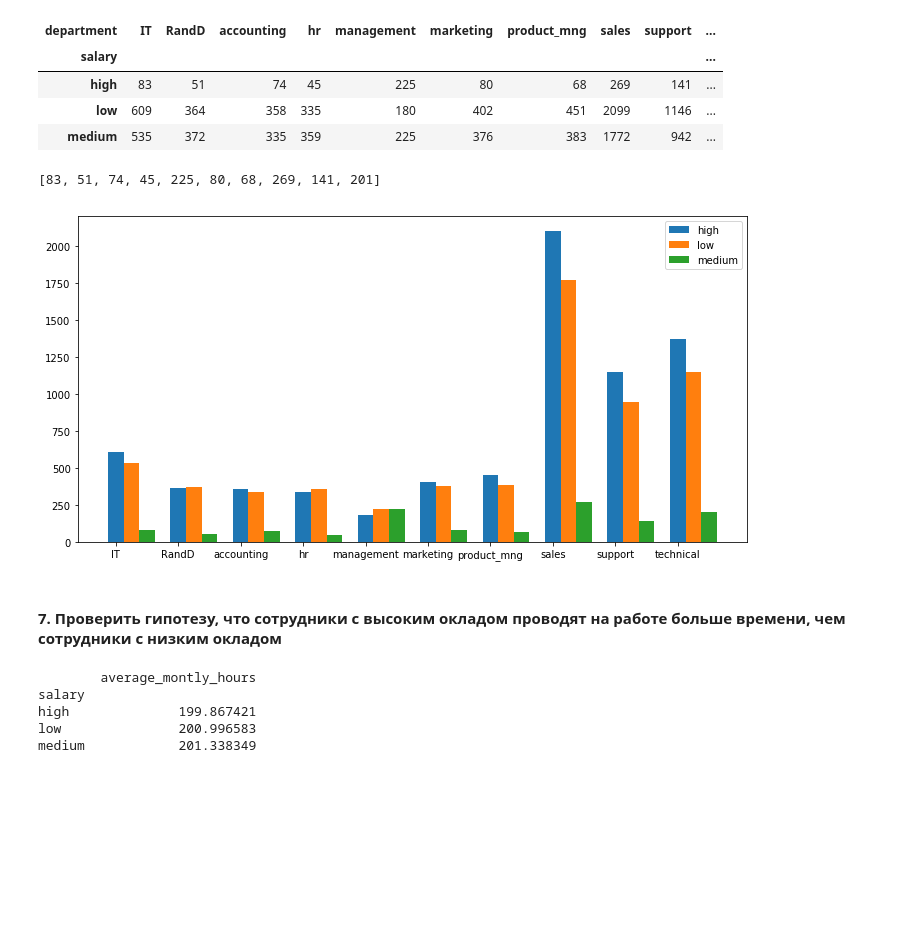
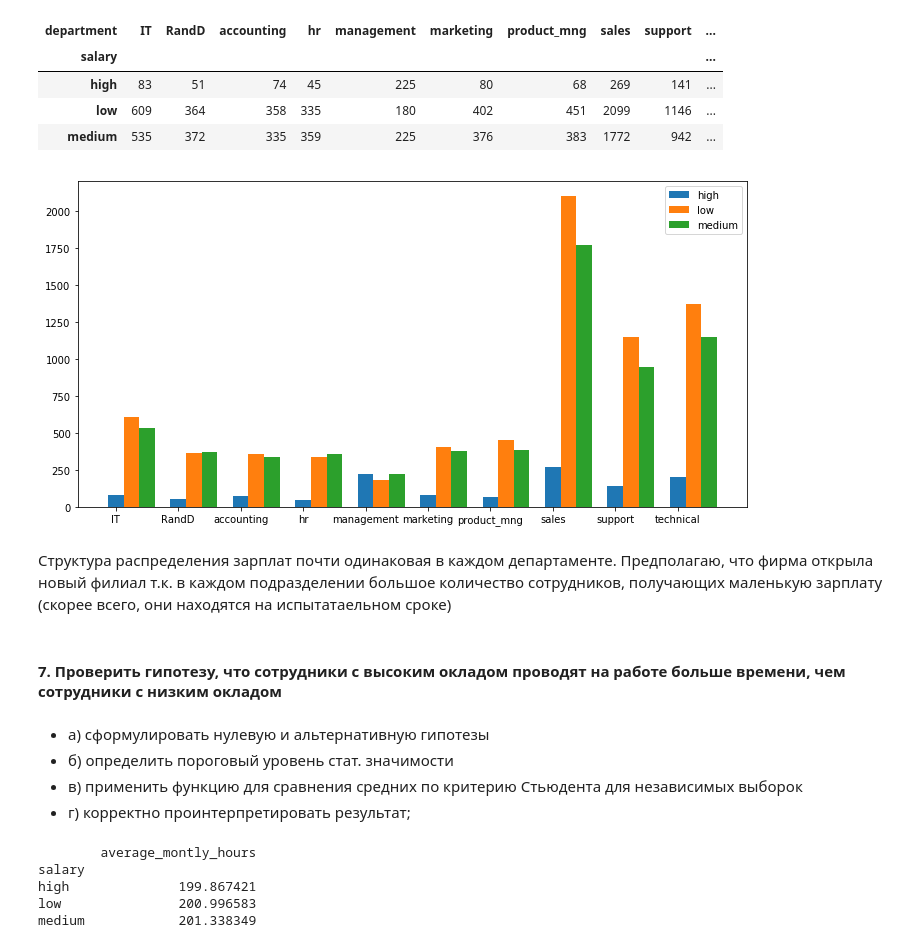
Before and after one commit to KseniyaBoeva/lessons, a Jupyter notebook: Диплом/Итоговая_работа.ipynb, the cells around one changed output. Cells and saved outputs as stored; diff of their text form; code cells hidden in the pictures; blank space fills up the shorter version.

```diff
--- a/Диплом/Итоговая_работа.ipynb
+++ b/Диплом/Итоговая_работа.ipynb
@@ -163,40 +170,43 @@ df_hr_sal_dep
 | high | 83 | 51 | 74 | 45 | 225 | 80 | 68 | 269 | 141 | ... |
 | low | 609 | 364 | 358 | 335 | 180 | 402 | 451 | 2099 | 1146 | ... |
 | medium | 535 | 372 | 335 | 359 | 225 | 376 | 383 | 1772 | 942 | ... |
-# %%
-df_hr_sal_dep.loc["high"].to_list()
-# %% [output]
-[83, 51, 74, 45, 225, 80, 68, 269, 141, 201]
 # %%
 fig, ax = plt.subplots()
-x = list(range(0, 10))
+x = list( range(0, len(df_hr_sal_dep.columns) ) )
 ax.bar(
     x,
-    df_hr_sal_dep.loc["low"].to_list(),
+    df_hr_sal_dep.loc["high"],
     width=1/4
 )
 ax.bar(
     list(map(lambda i: i+1/4, x)),
-    df_hr_sal_dep.loc["medium"].to_list(),
+    df_hr_sal_dep.loc["low"],
     width=1/4
 )
 ax.bar(
     list(map(lambda i: i+2/4, x)),
-    df_hr_sal_dep.loc["high"].to_list(),
+    df_hr_sal_dep.loc["medium"],
     width=1/4
 )
-ax.set_xticklabels(['IT', 'RandD', 'accounting', 'hr', 'management', 'marketing', 'product_mng', 'sales', 'support','technical'])
+ax.set_xticklabels(df_hr_sal_dep.columns)
 plt.xticks(x)
 
 fig.set_figwidth(12)    #  ширина и
 fig.set_figheight(6)    #  высота "Figure"
 
-plt.legend(df_hr_sal_dep.index.to_list(), bbox_to_anchor=(1, 1))
+plt.legend(df_hr_sal_dep.index, bbox_to_anchor=(1, 1))
 plt.show()
 # %% [output]
-[figure, old version]
+[figure, new version]
+# %% [markdown]
+Структура распределения зарплат почти одинаковая в каждом департаменте. Предполагаю, что фирма открыла новый филиал т.к. в каждом подразделении большое количество сотрудников, получающих маленькую зарплату (скорее всего, они находятся на испытатаельном сроке)
 # %% [markdown]
 #### **7. Проверить гипотезу, что сотрудники с высоким окладом проводят на работе больше времени, чем сотрудники с низким окладом**
+# %% [markdown]
+* а) сформулировать нулевую и альтернативную гипотезы
+* б) определить пороговый уровень стат. значимости
+* в) применить функцию для сравнения средних по критерию Стьюдента для независимых выборок
+* г) корректно проинтерпретировать результат;
 # %%
 df_hr_hour = df_hr.pivot_table(index = 'salary',  values = 'average_montly_hours', aggfunc = 'mean').head()
 print(df_hr_hour)
```
Also changed, not shown: parts of 3 cells of this notebook.
